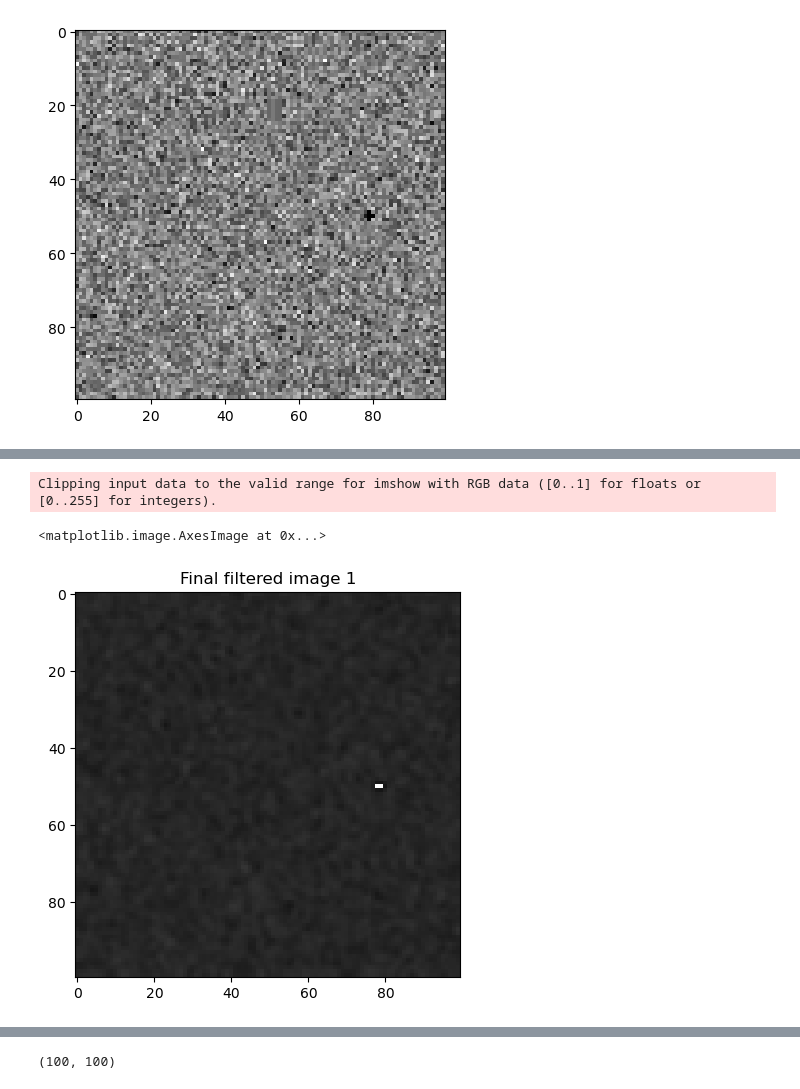
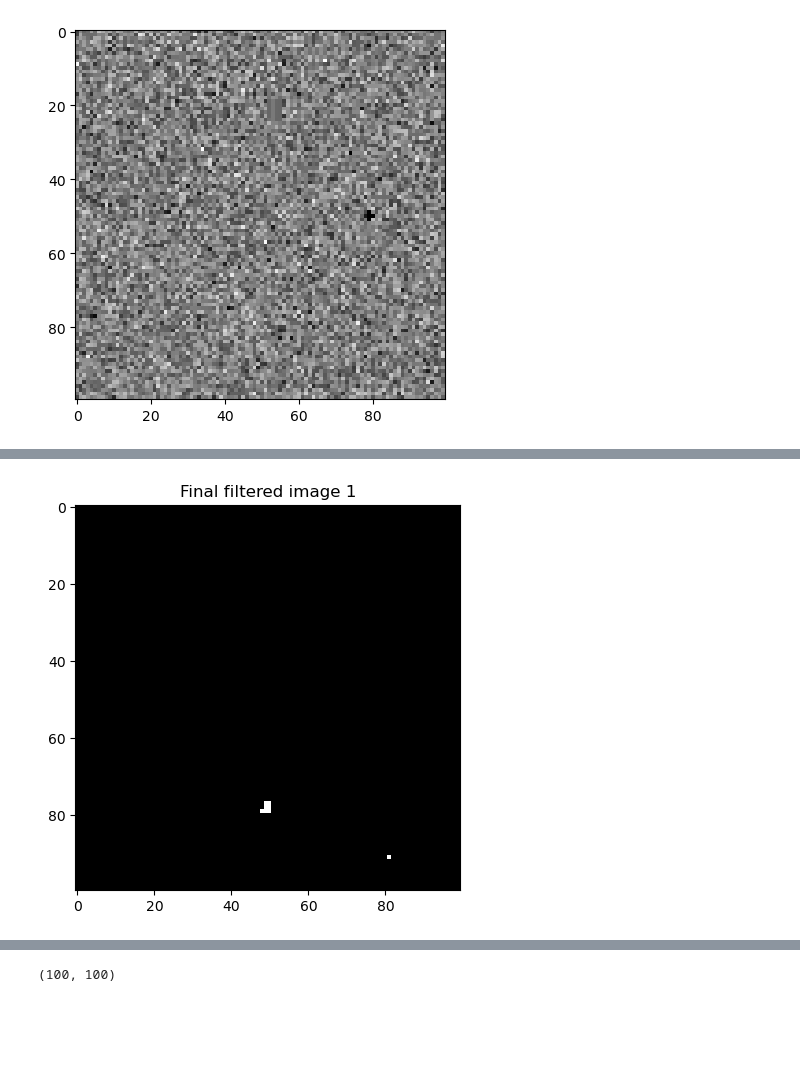
Before and after one commit to Ettiene11/https---github.com-Ettiene11-EERI414_Exam, a Jupyter notebook: EERI414Eks2024a.ipynb, the cells around one changed output, grey strips where cells are left out. Cells and saved outputs as stored; diff of their text form; code cells hidden in the pictures; blank space fills up the shorter version.

```diff
--- a/EERI414Eks2024a.ipynb
+++ b/EERI414Eks2024a.ipynb
@@ -345,15 +1116,14 @@ plt.imshow(blurred1, cmap='gray')
 # %%
-threshold = 0.08 #0.5
-Filtered1 = np.where(blurred1 < threshold, 255, blurred1)
+threshold = 40 #0.5
+Filtered1 = np.where(blurred1 < threshold, 255, 0)
 
 plt.figure(figsize=[5,5])
 plt.figure(1)
 plt.title('Final filtered image 1')
 plt.imshow(Filtered1, cmap='gray')
+gray = Filtered1
 # %% [output]
-Clipping input data to the valid range for imshow with RGB data ([0..1] for floats or [0..255] for integers).
-<matplotlib.image.AxesImage at 0x...>
-[figure, old version]
+[figure, new version]
 # %%
 gray = 0.3*Filtered1[:,:,0] + 0.59*Filtered1[:,:,1] + 0.11*Filtered1[:,:,2]
 plt.figure
```
Also changed, not shown: parts of 31 cells of this notebook, 6 other files.
